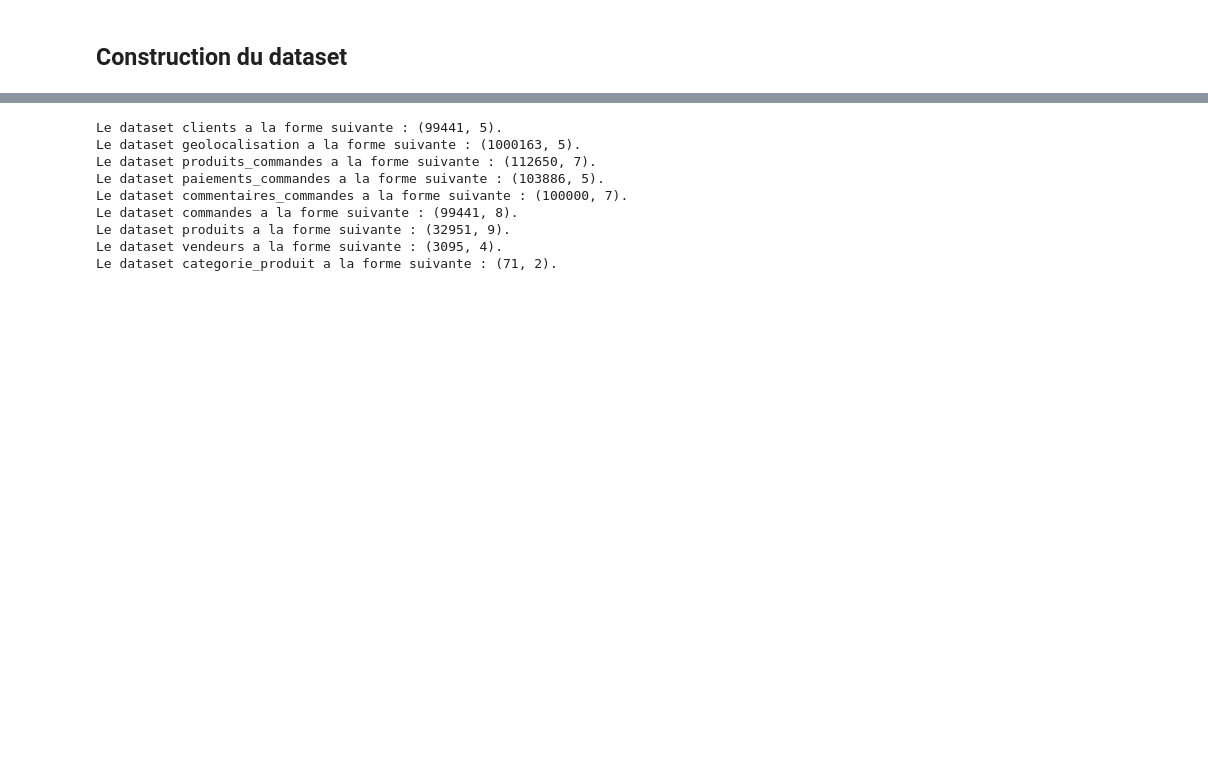
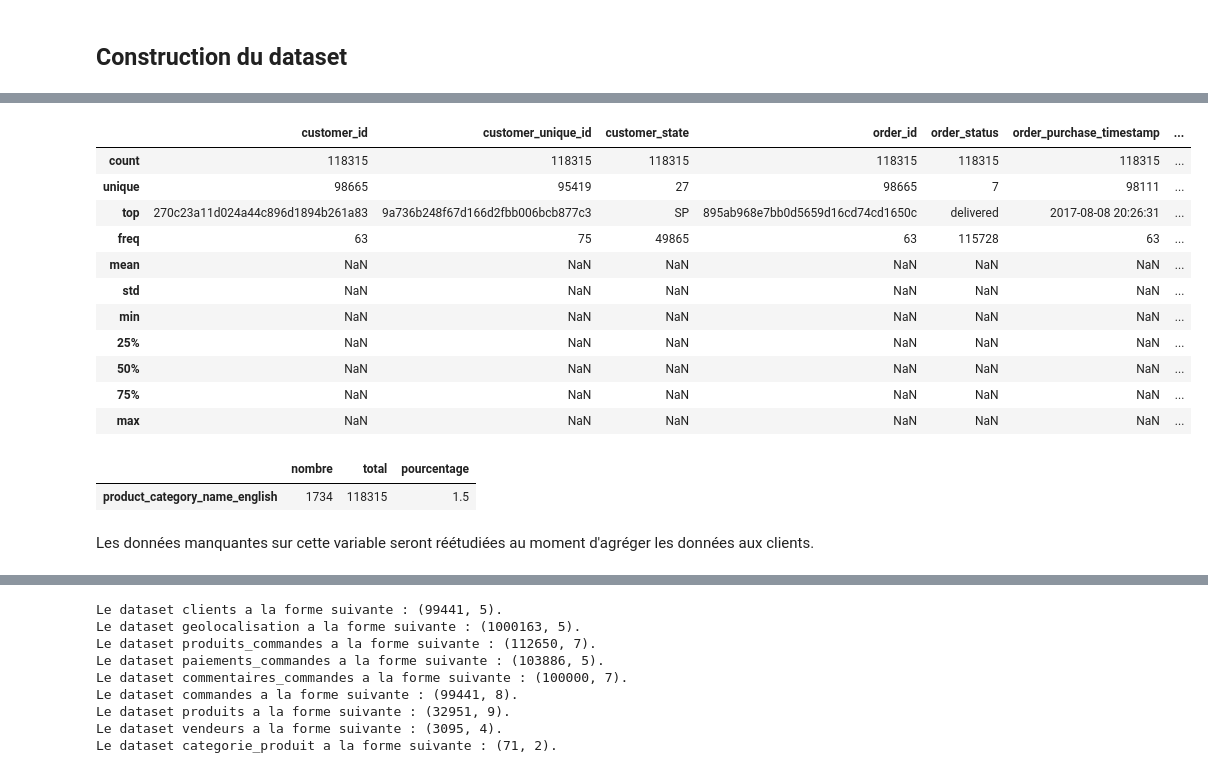
Before and after one commit to sebastienbourgeois/oc-p5-segmenter-clients-site-ecommerce, a Jupyter notebook: POLIST_01_notebookanalyse.ipynb, the cells around one changed output, grey strips where cells are left out. Drawn from its saved outputs; the diff is of its cells as text; code cells hidden in the pictures; blank space fills up the shorter version.

```diff
--- a/POLIST_01_notebookanalyse.ipynb
+++ b/POLIST_01_notebookanalyse.ipynb
@@ -541,0 +647,22 @@ geolocalisation.head()
+# %%
+dataset_commandes.describe(include="all")
+# %% [output]
+|  | customer_id | customer_unique_id | customer_state | order_id | order_status | order_purchase_timestamp | ... |
+| count | 118315 | 118315 | 118315 | 118315 | 118315 | 118315 | ... |
+| unique | 98665 | 95419 | 27 | 98665 | 7 | 98111 | ... |
+| top | 270c23a11d024a44c896d1894b261a83 | 9a736b248f67d166d2fbb006bcb877c3 | SP | 895ab968e7bb0d5659d16cd74cd1650c | delivered | 2017-08-08 20:26:31 | ... |
+| freq | 63 | 75 | 49865 | 63 | 115728 | 63 | ... |
+| mean | NaN | NaN | NaN | NaN | NaN | NaN | ... |
+| std | NaN | NaN | NaN | NaN | NaN | NaN | ... |
+| min | NaN | NaN | NaN | NaN | NaN | NaN | ... |
+| 25% | NaN | NaN | NaN | NaN | NaN | NaN | ... |
+| 50% | NaN | NaN | NaN | NaN | NaN | NaN | ... |
+| 75% | NaN | NaN | NaN | NaN | NaN | NaN | ... |
+| max | NaN | NaN | NaN | NaN | NaN | NaN | ... |
+# %%
+compter_donnees_manquantes(dataset_commandes)
+# %% [output]
+|  | nombre | total | pourcentage |
+| product_category_name_english | 1734 | 118315 | 1.5 |
+# %% [markdown]
+Les données manquantes sur cette variable seront réétudiées au moment d'agréger les données aux clients.
```
Also changed, not shown: parts of 32 cells of this notebook.
